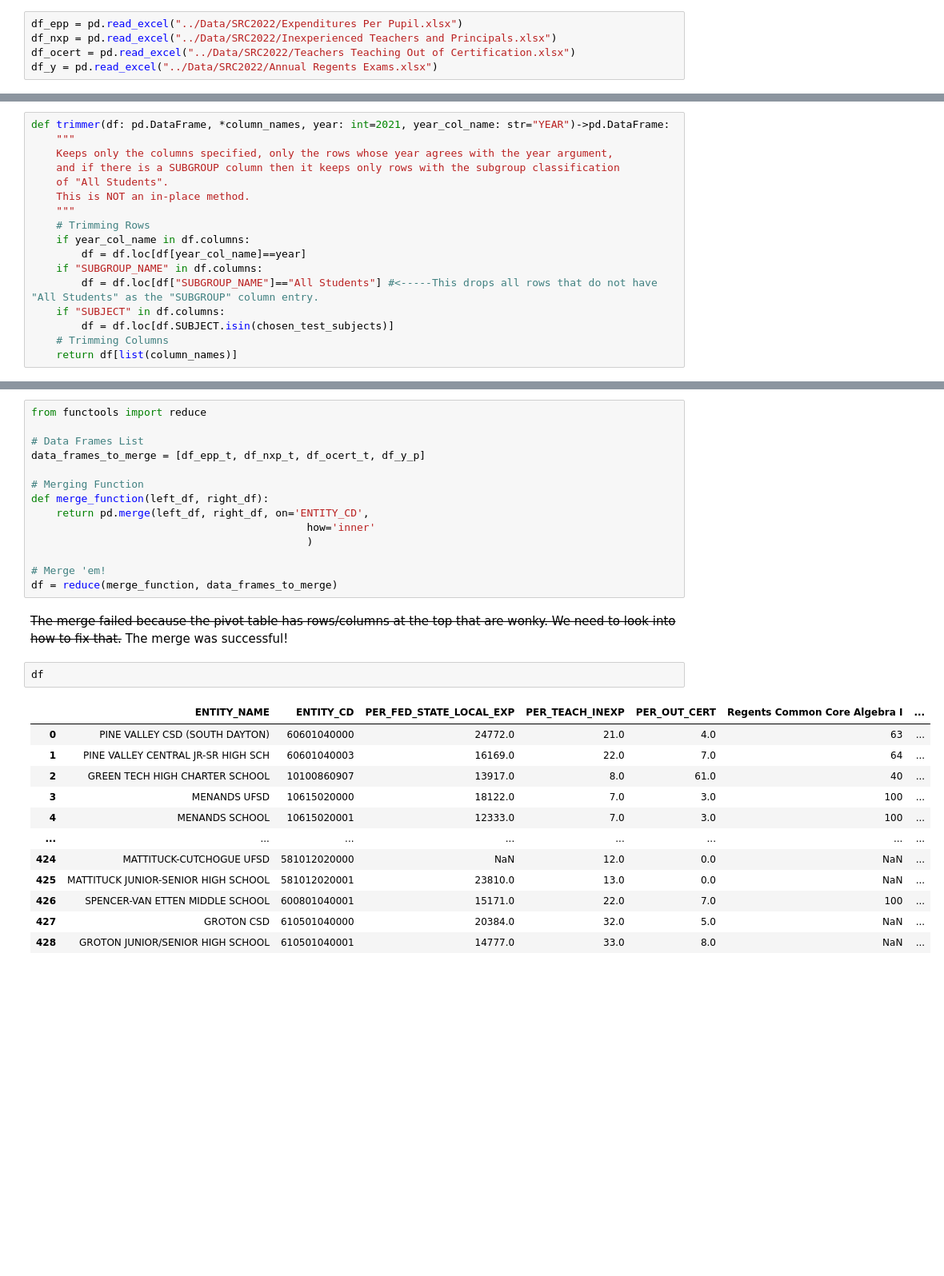
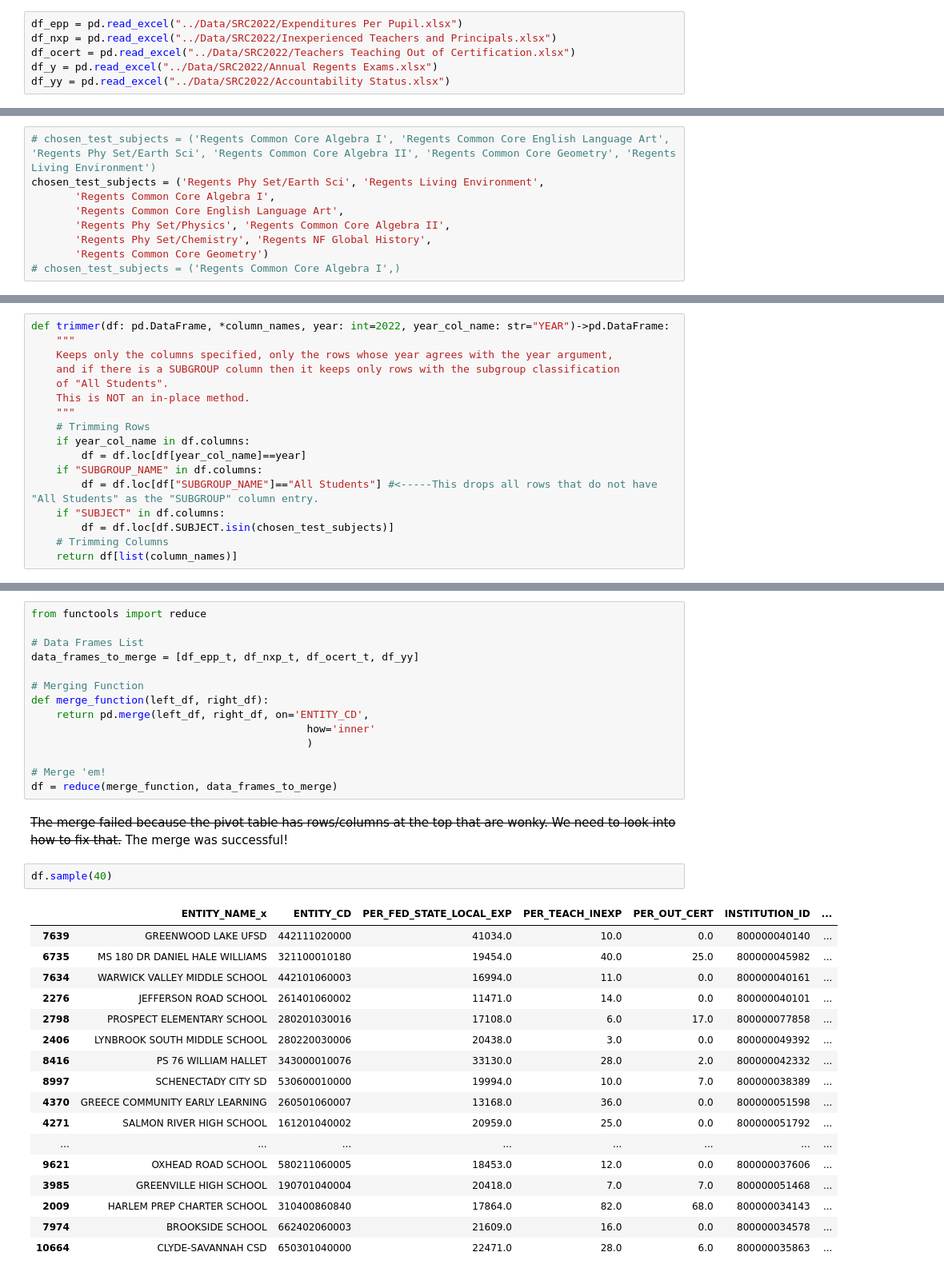
Before and after one commit to Finer-Things/2023_Erdos_Institute_Bootcamp_Education, a Jupyter notebook: EDA/combining_tables_part_2.ipynb, the cells around one changed output, grey strips where cells are left out. Shown: that part at 80% size. Drawn from its saved outputs; the diff is of its cells as text; blank space fills up the shorter version.

Commit message:
New Outcome Choice: OVERALL_STATUS and some plots

```diff
--- a/EDA/combining_tables_part_2.ipynb
+++ b/EDA/combining_tables_part_2.ipynb
@@ -19,6 +19,7 @@ df_epp = pd.read_excel("../Data/SRC2022/Expenditures Per Pupil.xlsx")
 df_nxp = pd.read_excel("../Data/SRC2022/Inexperienced Teachers and Principals.xlsx")
 df_ocert = pd.read_excel("../Data/SRC2022/Teachers Teaching Out of Certification.xlsx")
 df_y = pd.read_excel("../Data/SRC2022/Annual Regents Exams.xlsx")
+df_yy = pd.read_excel("../Data/SRC2022/Accountability Status.xlsx")
 # %% [markdown]
 Variable Name | Meaning
 | --- | --- |
@@ -28,8 +36,17 @@ chosen_test_subjects = ('Regents Common Core Algebra I', 'Regents Common Core En
+# %%
+# chosen_test_subjects = ('Regents Common Core Algebra I', 'Regents Common Core English Language Art', 'Regents Phy Set/Earth Sci', 'Regents Common Core Algebra II', 'Regents Common Core Geometry', 'Regents Living Environment')
+chosen_test_subjects = ('Regents Phy Set/Earth Sci', 'Regents Living Environment',
+       'Regents Common Core Algebra I',
+       'Regents Common Core English Language Art',
+       'Regents Phy Set/Physics', 'Regents Common Core Algebra II',
+       'Regents Phy Set/Chemistry', 'Regents NF Global History',
+       'Regents Common Core Geometry')
+# chosen_test_subjects = ('Regents Common Core Algebra I',)
 # %% [markdown]
 ### Trimming Dataframes
 #### Defining a Trimming Function that will only keep the columns we wish and only keep the rows that have our desired YEAR and SUBGROUP_NAME of "All Students"
 # %%
-def trimmer(df: pd.DataFrame, *column_names, year: int=2021, year_col_name: str="YEAR")->pd.DataFrame:
+def trimmer(df: pd.DataFrame, *column_names, year: int=2022, year_col_name: str="YEAR")->pd.DataFrame:
     """
     Keeps only the columns specified, only the rows whose year agrees with the year argument,
     and if there is a SUBGROUP column then it keeps only rows with the subgroup classification
@@ -141,7 +158,7 @@ Rather than having 3 different merge functions, we can use the reduce function f
 from functools import reduce
 
 # Data Frames List
-data_frames_to_merge = [df_epp_t, df_nxp_t, df_ocert_t, df_y_p]
+data_frames_to_merge = [df_epp_t, df_nxp_t, df_ocert_t, df_yy]
 
 # Merging Function
 def merge_function(left_df, right_df):
@@ -155,17 +172,22 @@ df = reduce(merge_function, data_frames_to_merge)
 <del>The merge failed because the pivot table has rows/columns at the top that are wonky. We need to look into how to fix that.</del>
 The merge was successful!
 # %%
-df
+df.sample(40)
 # %% [output]
-|  | ENTITY_NAME | ENTITY_CD | PER_FED_STATE_LOCAL_EXP | PER_TEACH_INEXP | PER_OUT_CERT | Regents Common Core Algebra I | ... |
-| 0 | PINE VALLEY CSD (SOUTH DAYTON) | 60601040000 | 24772.0 | 21.0 | 4.0 | 63 | ... |
-| 1 | PINE VALLEY CENTRAL JR-SR HIGH SCH | 60601040003 | 16169.0 | 22.0 | 7.0 | 64 | ... |
-| 2 | GREEN TECH HIGH CHARTER SCHOOL | 10100860907 | 13917.0 | 8.0 | 61.0 | 40 | ... |
-| 3 | MENANDS UFSD | 10615020000 | 18122.0 | 7.0 | 3.0 | 100 | ... |
-| 4 | MENANDS SCHOOL | 10615020001 | 12333.0 | 7.0 | 3.0 | 100 | ... |
+|  | ENTITY_NAME_x | ENTITY_CD | PER_FED_STATE_LOCAL_EXP | PER_TEACH_INEXP | PER_OUT_CERT | INSTITUTION_ID | ... |
+| 7639 | GREENWOOD LAKE UFSD | 442111020000 | 41034.0 | 10.0 | 0.0 | 800000040140 | ... |
+| 6735 | MS 180 DR DANIEL HALE WILLIAMS | 321100010180 | 19454.0 | 40.0 | 25.0 | 800000045982 | ... |
+| 7634 | WARWICK VALLEY MIDDLE SCHOOL | 442101060003 | 16994.0 | 11.0 | 0.0 | 800000040161 | ... |
+| 2276 | JEFFERSON ROAD SCHOOL | 261401060002 | 11471.0 | 14.0 | 0.0 | 800000040101 | ... |
+| 2798 | PROSPECT ELEMENTARY SCHOOL | 280201030016 | 17108.0 | 6.0 | 17.0 | 800000077858 | ... |
+| 2406 | LYNBROOK SOUTH MIDDLE SCHOOL | 280220030006 | 20438.0 | 3.0 | 0.0 | 800000049392 | ... |
+| 8416 | PS 76 WILLIAM HALLET | 343000010076 | 33130.0 | 28.0 | 2.0 | 800000042332 | ... |
+| 8997 | SCHENECTADY CITY SD | 530600010000 | 19994.0 | 10.0 | 7.0 | 800000038389 | ... |
+| 4370 | GREECE COMMUNITY EARLY LEARNING | 260501060007 | 13168.0 | 36.0 | 0.0 | 800000051598 | ... |
+| 4271 | SALMON RIVER HIGH SCHOOL | 161201040002 | 20959.0 | 25.0 | 0.0 | 800000051792 | ... |
 | ... | ... | ... | ... | ... | ... | ... | ... |
-| 424 | MATTITUCK-CUTCHOGUE UFSD | 581012020000 | NaN | 12.0 | 0.0 | NaN | ... |
-| 425 | MATTITUCK JUNIOR-SENIOR HIGH SCHOOL | 581012020001 | 23810.0 | 13.0 | 0.0 | NaN | ... |
-| 426 | SPENCER-VAN ETTEN MIDDLE SCHOOL | 600801040001 | 15171.0 | 22.0 | 7.0 | 100 | ... |
-| 427 | GROTON CSD | 610501040000 | 20384.0 | 32.0 | 5.0 | NaN | ... |
-| 428 | GROTON JUNIOR/SENIOR HIGH SCHOOL | 610501040001 | 14777.0 | 33.0 | 8.0 | NaN | ... |
+| 9621 | OXHEAD ROAD SCHOOL | 580211060005 | 18453.0 | 12.0 | 0.0 | 800000037606 | ... |
+| 3985 | GREENVILLE HIGH SCHOOL | 190701040004 | 20418.0 | 7.0 | 7.0 | 800000051468 | ... |
+| 2009 | HARLEM PREP CHARTER SCHOOL | 310400860840 | 17864.0 | 82.0 | 68.0 | 800000034143 | ... |
+| 7974 | BROOKSIDE SCHOOL | 662402060003 | 21609.0 | 16.0 | 0.0 | 800000034578 | ... |
+| 10664 | CLYDE-SAVANNAH CSD | 650301040000 | 22471.0 | 28.0 | 6.0 | 800000035863 | ... |
```
Also changed, not shown: parts of 16 cells of this notebook.
